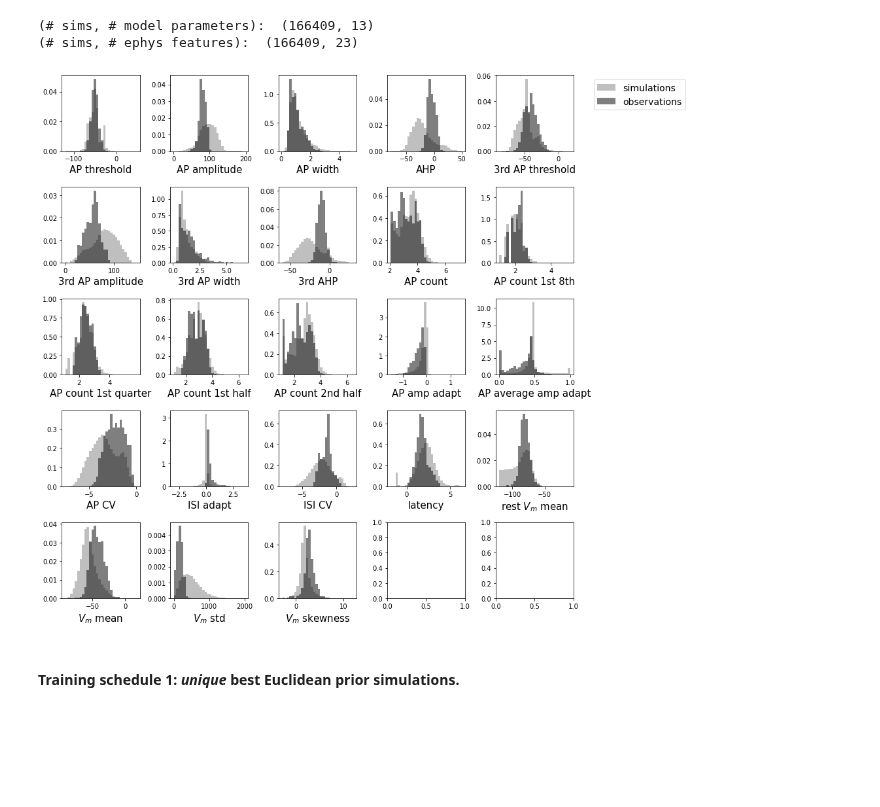
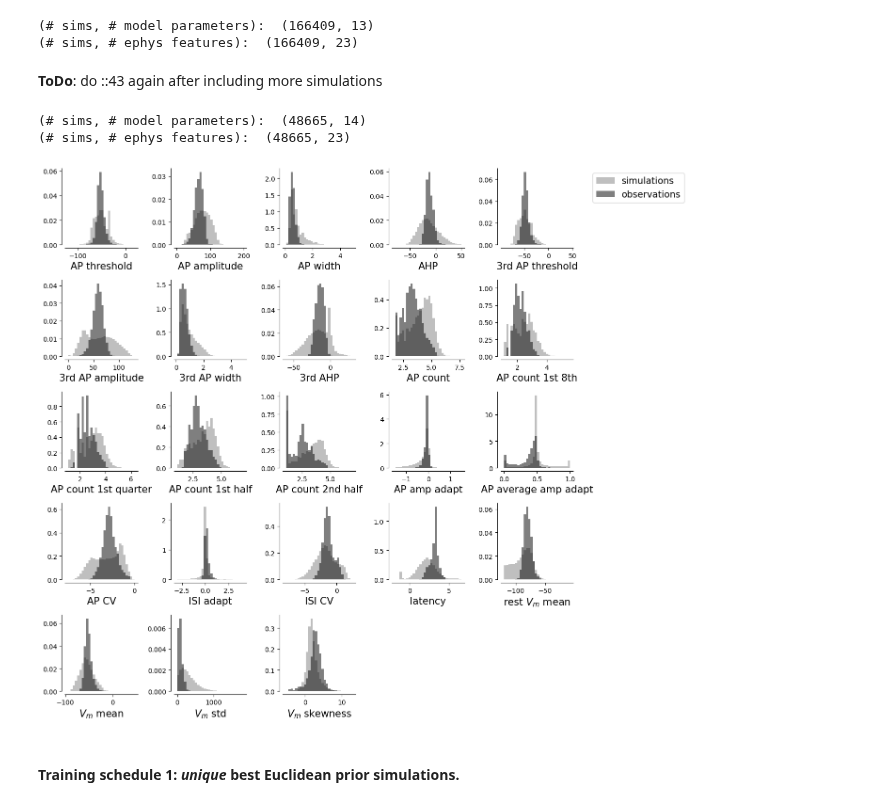
Before and after one commit to berenslab/hh_sbi, a Jupyter notebook: code/build_amortized_posteriors.ipynb, the cells around one changed output. Saved outputs shown, nothing was run; the diff lists cells and outputs as text; code cells hidden in the pictures; blank space fills up the shorter version.

```diff
--- a/code/build_amortized_posteriors.ipynb
+++ b/code/build_amortized_posteriors.ipynb
@@ -109,15 +134,17 @@ Time: 0.0h 39m 56s
 # %%
-theta_tr=all_theta[0]
-stats_tr=all_stats[0]
+theta_tr = np.concatenate(all_theta,axis=0)
+stats_tr = np.concatenate(all_stats,axis=0)
 
-for i in range(len(all_theta)-1):
-    theta_tr=np.concatenate((theta_tr, all_theta[i+1]))
-    stats_tr=np.concatenate((stats_tr, all_stats[i+1]))
-
-np.savez('./save_sims/best_{}_Euclidean_sims.npz'.format(N_closest),
-     theta=theta_tr,
-     stats=stats_tr
-    )
+if ds=='M1':
+    np.savez('./save_sims/best_{}_Euclidean_sims.npz'.format(N_closest),
+        theta=theta_tr,
+        stats=stats_tr
+        )
+else:
+    np.savez('./save_sims/best_{}_Euclidean_sims_{}.npz'.format(N_closest, ds),
+        theta=theta_tr,
+        stats=stats_tr
+        )
 # %%
 training_schedules={'0':{}, '1':{}, '2a':{}, '2b':{}, '2c':{}, '2d':{}, '2e':{}, '3':{}, '4':{}}
 # %% [markdown]
@@ -139,6 +166,25 @@ training_schedules['0'].update({'theta':theta_tr, 'stats':stats_tr})
 tcmalloc: large alloc 1380007936 bytes == 0xb4faa000 @
 (# sims, # model parameters):  (166409, 13)
 (# sims, # ephys features):  (166409, 23)
+# %% [markdown]
+**ToDo**: do ::43 again after including more simulations
+# %%
+theta=np.load('./save_sims/{}_chunks/full_batch.npz'.format(ds))['theta']
+stats=np.load('./save_sims/{}_chunks/full_batch.npz'.format(ds))['stats']
+
+## Do not include non-spiking simulations
+keeping=(~np.isnan(np.mean(stats, axis=1)))&(~np.isinf(np.mean(stats, axis=1))) # delete Nan simulations
+theta_tr = theta[keeping,:][::4,:]
+stats_tr = stats[keeping,:][::4,:]
+
+print('(# sims, # model parameters): ', theta_tr.shape)
+print('(# sims, # ephys features): ', stats_tr.shape)
+
+
+training_schedules['0'].update({'theta':theta_tr, 'stats':stats_tr})
+# %% [output]
+(# sims, # model parameters):  (48665, 14)
+(# sims, # ephys features):  (48665, 23)
 # %%
 limits={'AP threshold':[-120,75], 'AP amplitude':[0,200], 'AP width':[0,5], 'AHP':[-80,50], \
         '3rd AP threshold':[-100,100], '3rd AP amplitude':[0,200], '3rd AP width':[0,5], '3rd AHP':[-60,30], \
@@ -153,23 +197,25 @@ from matplotlib import pyplot as plt
 # %%
 fig, axes = plt.subplots(5, 5, figsize = (14, 12))
 xlabelfontsize=15
-for i, ax in enumerate(axes.reshape(-1)[:len(ephys_features[:-4])]):
-        ax.hist([Xo[ephys_features[i]].values,
+for i, ax in enumerate(axes.reshape(-1)[feature_list]):
+        ax.hist([D[ephys_features[i]].values,
                  stats_tr[:,i][(stats_tr[:,i]>limits[ephys_features[i]][0])&\
                                (stats_tr[:,i]<limits[ephys_features[i]][1])]],
                 color=['black', 'grey'], alpha=0.5, bins=30, density=True, histtype='stepfilled', \
                 label=[ 'observations', 'simulations'])
         ax.set_xlabel(ephys_features[i], fontsize=xlabelfontsize)
         if i==4:
             ax.legend(fontsize=14, bbox_to_anchor=(1.2, 1))
 
-for ax in axes.reshape(-1)[len(ephys_features):]:
+        adjust_spines(ax,['left', 'bottom'])
+
+for ax in axes.reshape(-1)[feature_list[-1]+1:]:
     ax.set_xticks([])
     ax.set_yticks([])
     sns.despine(ax=ax, left=True, bottom=True)
 plt.tight_layout()
 # %% [output]
-[figure, old version]
+[figure, new version]
 # %% [markdown]
 #### Training schedule 1: *unique* best Euclidean prior simulations.
 # %% [markdown]
```
Also changed, not shown: parts of 36 cells of this notebook, 2 other files.
